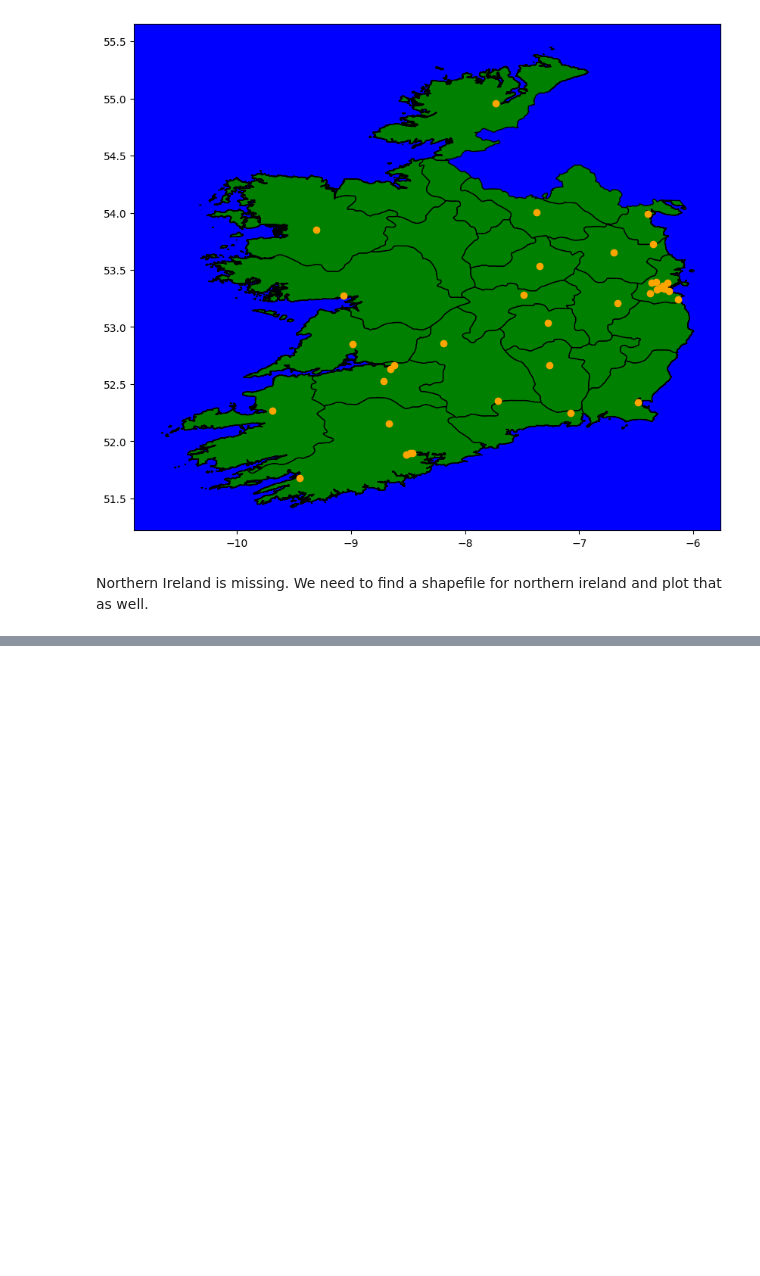
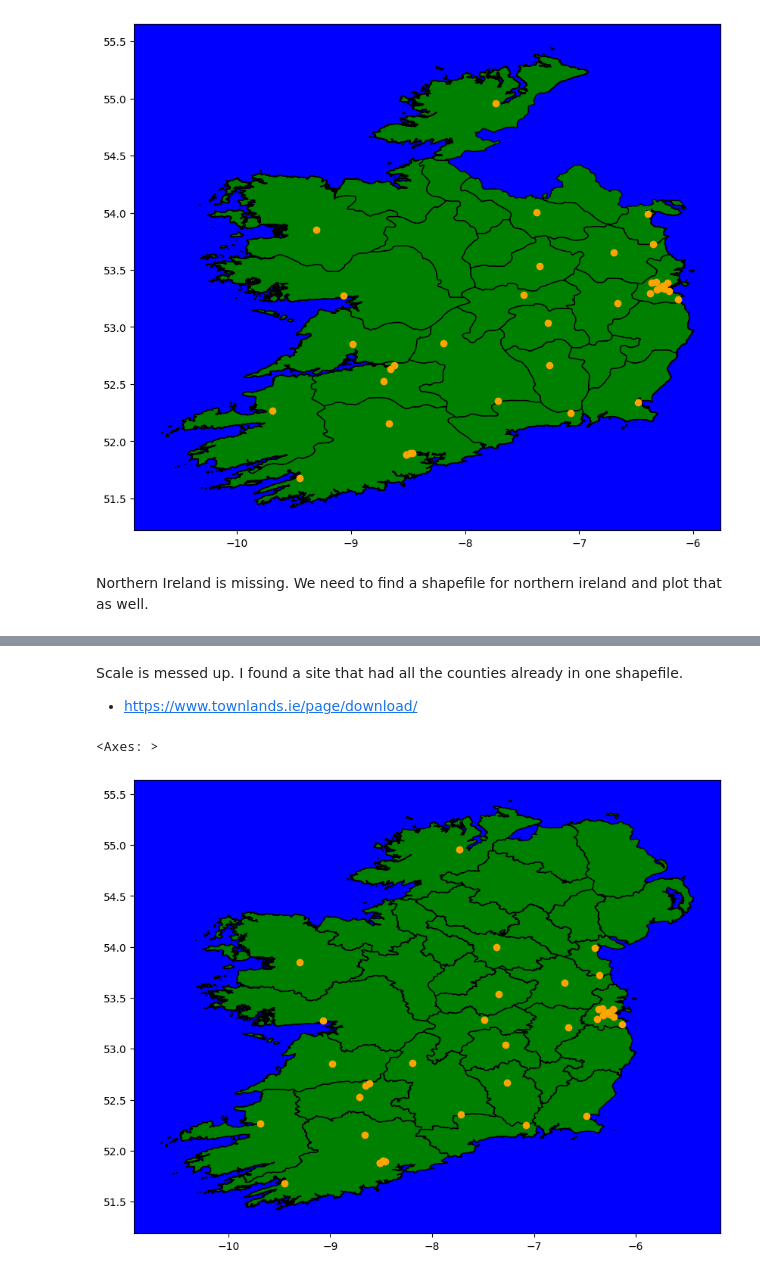
Before and after one commit to holmstead/mapping, a Jupyter notebook: mapping.ipynb, the cells around one changed output, grey strips where cells are left out. Saved outputs shown, nothing was run; the diff lists cells and outputs as text; code cells hidden in the pictures; blank space fills up the shorter version.

```diff
--- a/mapping.ipynb
+++ b/mapping.ipynb
@@ -88,0 +119,26 @@ Northern Ireland is missing. We need to find a shapefile for northern ireland an
+# %% [markdown]
+Scale is messed up. I found a site that had all the counties already in one shapefile.
+
+- https://www.townlands.ie/page/download/
+# %%
+# define the path to the shapefile
+shape_all_ire = "./geospatial_files/counties/counties.shp"
+
+# read in shapefiles with geopandas
+sf_all_ire = gpd.read_file(shape_all_ire)
+
+
+# create a figure and and axis for plotting on
+fig, ax = plt.subplots(figsize=(10, 10))
+
+# set the background color of the plot to blue
+ax.set_facecolor('blue')
+
+# plot the shapefile
+sf_all_ire.plot(ax=ax, color='green', edgecolor='black')
+
+# plot the GeoDataFrame
+df_geo.plot(ax=ax, color='orange')
+# %% [output]
+<Axes: >
+[figure, added]
```
Also changed, not shown: parts of 5 cells of this notebook.
